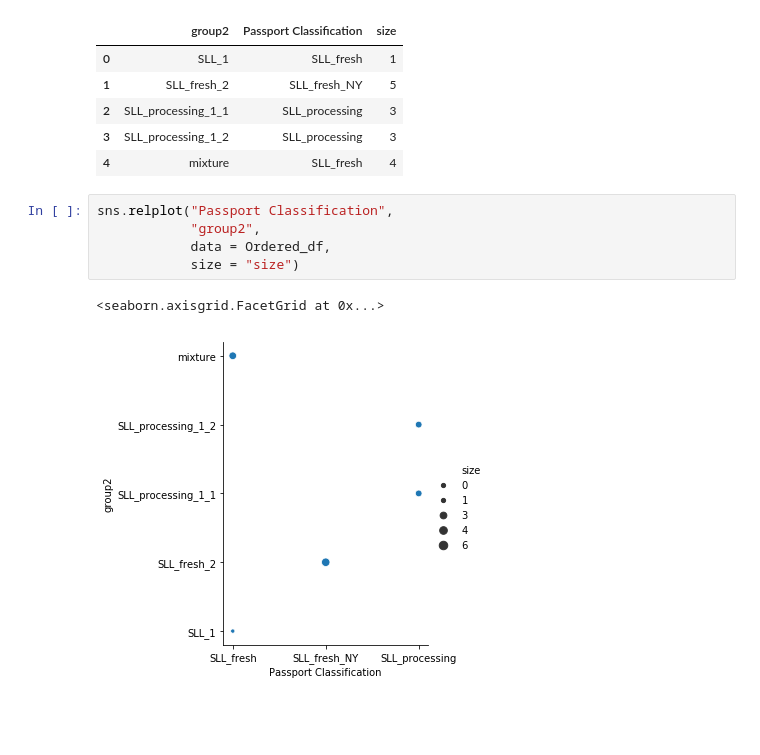
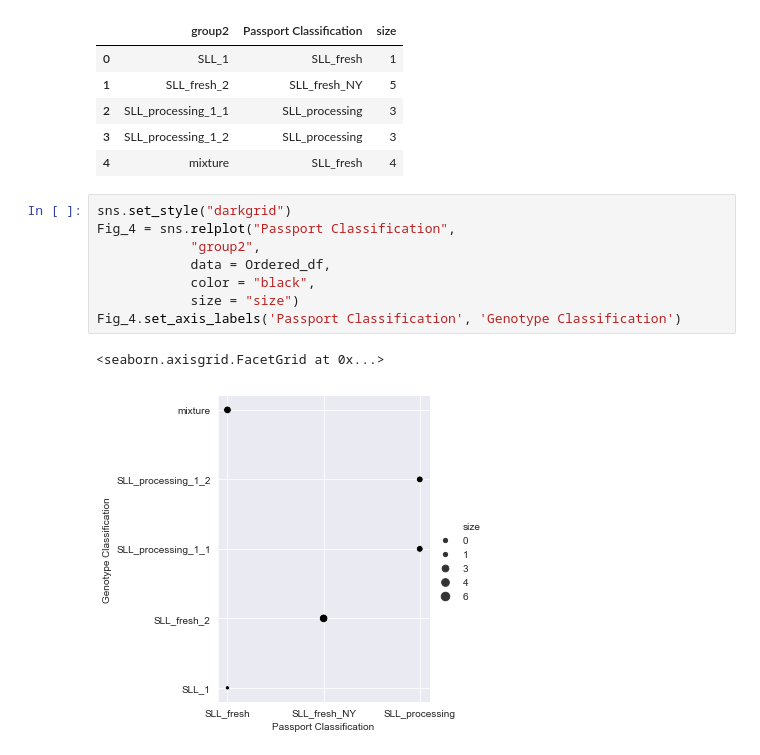
Before and after one commit to LTibbs/BCB546X_MadMaize_final, a Jupyter notebook: code/Classification_Comparison/Figure_4.ipynb, the cells around one changed output. Saved outputs shown, nothing was run; the diff lists cells and outputs as text; blank space fills up the shorter version.

```diff
--- a/code/Classification_Comparison/Figure_4.ipynb
+++ b/code/Classification_Comparison/Figure_4.ipynb
@@ -58,10 +58,13 @@ Ordered_df
 | 3 | SLL_processing_1_2 | SLL_processing | 3 |
 | 4 | mixture | SLL_fresh | 4 |
 # %%
-sns.relplot("Passport Classification",
+sns.set_style("darkgrid")
+Fig_4 = sns.relplot("Passport Classification",
             "group2",
             data = Ordered_df,
+            color = "black",
             size = "size")
+Fig_4.set_axis_labels('Passport Classification', 'Genotype Classification')
 # %% [output]
 <seaborn.axisgrid.FacetGrid at 0x...>
-[figure, old version]
+[figure, new version]
```
